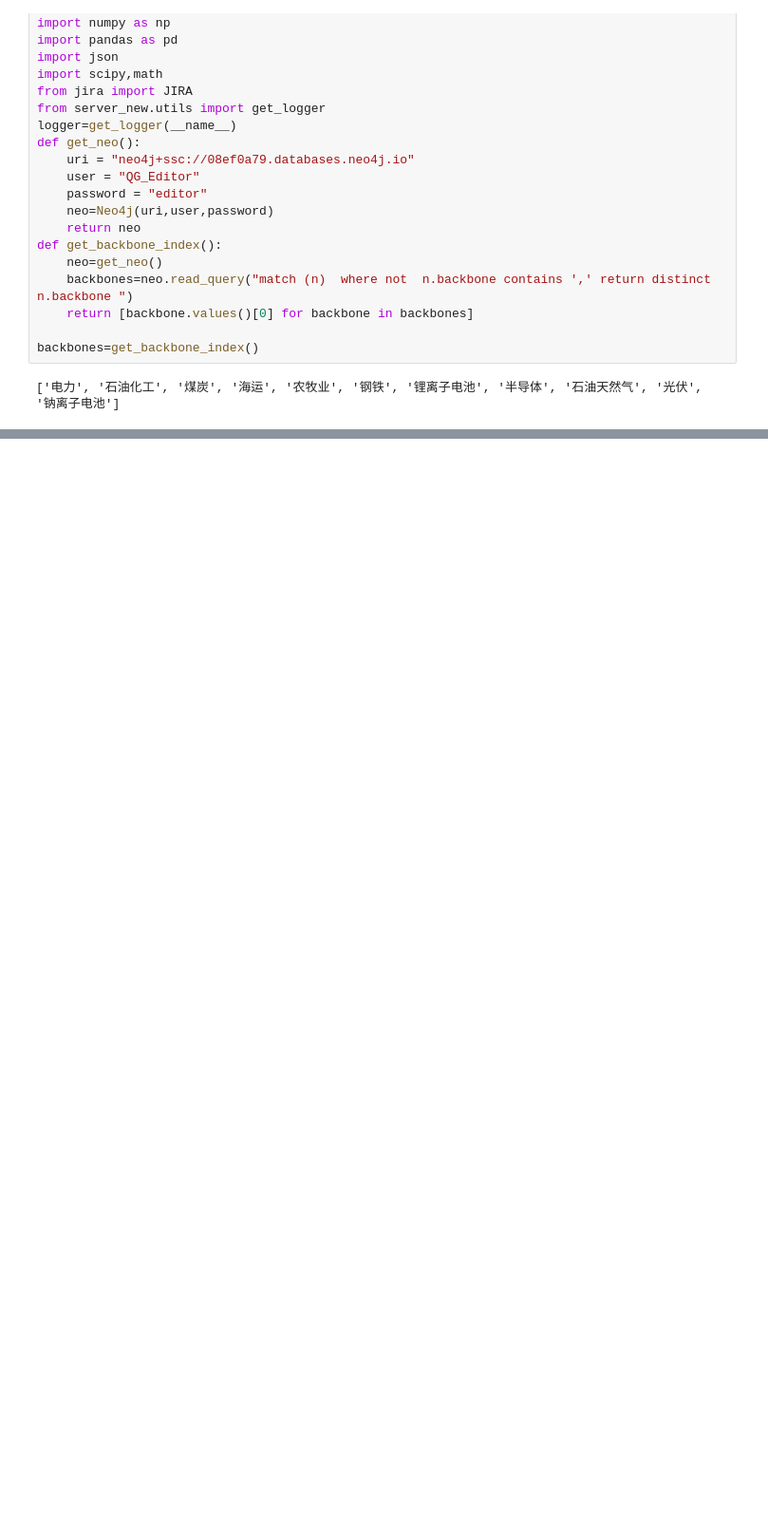
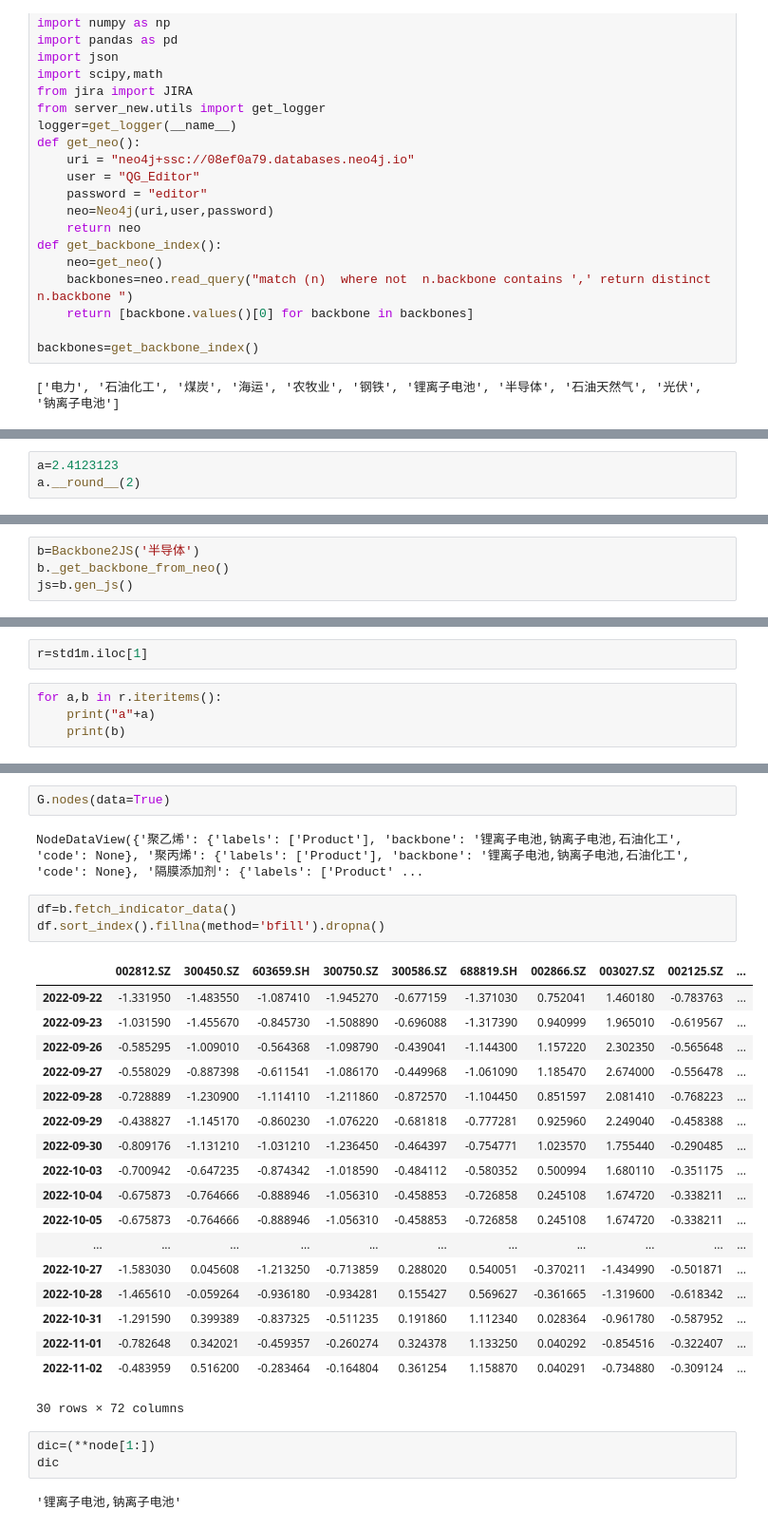
Before and after one commit to YLFF/QuantumGalaxy, a Jupyter notebook: server_new/blueprints/backbone/models.ipynb, the cells around one changed output, grey strips where cells are left out. Shown: that part at 95% size. Cells and saved outputs as stored; diff of their text form; blank space fills up the shorter version.

```diff
--- a/server_new/blueprints/backbone/models.ipynb
+++ b/server_new/blueprints/backbone/models.ipynb
@@ -38,0 +33,3 @@ b.values()[0]
+# %%
+a=2.4123123
+a.__round__(2)
@@ -38,0 +291,4 @@ b.values()[0]
+# %%
+b=Backbone2JS('半导体')
+b._get_backbone_from_neo()
+js=b.gen_js()
@@ -38,0 +314,6 @@ b.values()[0]
+# %%
+r=std1m.iloc[1]
+# %%
+for a,b in r.iteritems():
+    print("a"+a)
+    print(b)
@@ -38,0 +385,31 @@ b.values()[0]
+# %%
+G.nodes(data=True)
+# %% [output]
+NodeDataView({'聚乙烯': {'labels': ['Product'], 'backbone': '锂离子电池,钠离子电池,石油化工', 'code': None}, '聚丙烯': {'labels': ['Product'], 'backbone': '锂离子电池,钠离子电池,石油化工', 'code': None}, '隔膜添加剂': {'labels': ['Product' ...
+# %%
+df=b.fetch_indicator_data()
+df.sort_index().fillna(method='bfill').dropna()
+# %% [output]
+|  | 002812.SZ | 300450.SZ | 603659.SH | 300750.SZ | 300586.SZ | 688819.SH | 002866.SZ | 003027.SZ | 002125.SZ | ... |
+| 2022-09-22 | -1.331950 | -1.483550 | -1.087410 | -1.945270 | -0.677159 | -1.371030 | 0.752041 | 1.460180 | -0.783763 | ... |
+| 2022-09-23 | -1.031590 | -1.455670 | -0.845730 | -1.508890 | -0.696088 | -1.317390 | 0.940999 | 1.965010 | -0.619567 | ... |
+| 2022-09-26 | -0.585295 | -1.009010 | -0.564368 | -1.098790 | -0.439041 | -1.144300 | 1.157220 | 2.302350 | -0.565648 | ... |
+| 2022-09-27 | -0.558029 | -0.887398 | -0.611541 | -1.086170 | -0.449968 | -1.061090 | 1.185470 | 2.674000 | -0.556478 | ... |
+| 2022-09-28 | -0.728889 | -1.230900 | -1.114110 | -1.211860 | -0.872570 | -1.104450 | 0.851597 | 2.081410 | -0.768223 | ... |
+| 2022-09-29 | -0.438827 | -1.145170 | -0.860230 | -1.076220 | -0.681818 | -0.777281 | 0.925960 | 2.249040 | -0.458388 | ... |
+| 2022-09-30 | -0.809176 | -1.131210 | -1.031210 | -1.236450 | -0.464397 | -0.754771 | 1.023570 | 1.755440 | -0.290485 | ... |
+| 2022-10-03 | -0.700942 | -0.647235 | -0.874342 | -1.018590 | -0.484112 | -0.580352 | 0.500994 | 1.680110 | -0.351175 | ... |
+| 2022-10-04 | -0.675873 | -0.764666 | -0.888946 | -1.056310 | -0.458853 | -0.726858 | 0.245108 | 1.674720 | -0.338211 | ... |
+| 2022-10-05 | -0.675873 | -0.764666 | -0.888946 | -1.056310 | -0.458853 | -0.726858 | 0.245108 | 1.674720 | -0.338211 | ... |
+| ... | ... | ... | ... | ... | ... | ... | ... | ... | ... | ... |
+| 2022-10-27 | -1.583030 | 0.045608 | -1.213250 | -0.713859 | 0.288020 | 0.540051 | -0.370211 | -1.434990 | -0.501871 | ... |
+| 2022-10-28 | -1.465610 | -0.059264 | -0.936180 | -0.934281 | 0.155427 | 0.569627 | -0.361665 | -1.319600 | -0.618342 | ... |
+| 2022-10-31 | -1.291590 | 0.399389 | -0.837325 | -0.511235 | 0.191860 | 1.112340 | 0.028364 | -0.961780 | -0.587952 | ... |
+| 2022-11-01 | -0.782648 | 0.342021 | -0.459357 | -0.260274 | 0.324378 | 1.133250 | 0.040292 | -0.854516 | -0.322407 | ... |
+| 2022-11-02 | -0.483959 | 0.516200 | -0.283464 | -0.164804 | 0.361254 | 1.158870 | 0.040291 | -0.734880 | -0.309124 | ... |
+30 rows × 72 columns
+# %%
+dic=(**node[1:])
+dic
+# %% [output]
+'锂离子电池,钠离子电池'
```
Also changed, not shown: parts of 24 cells of this notebook, 51 other files.
